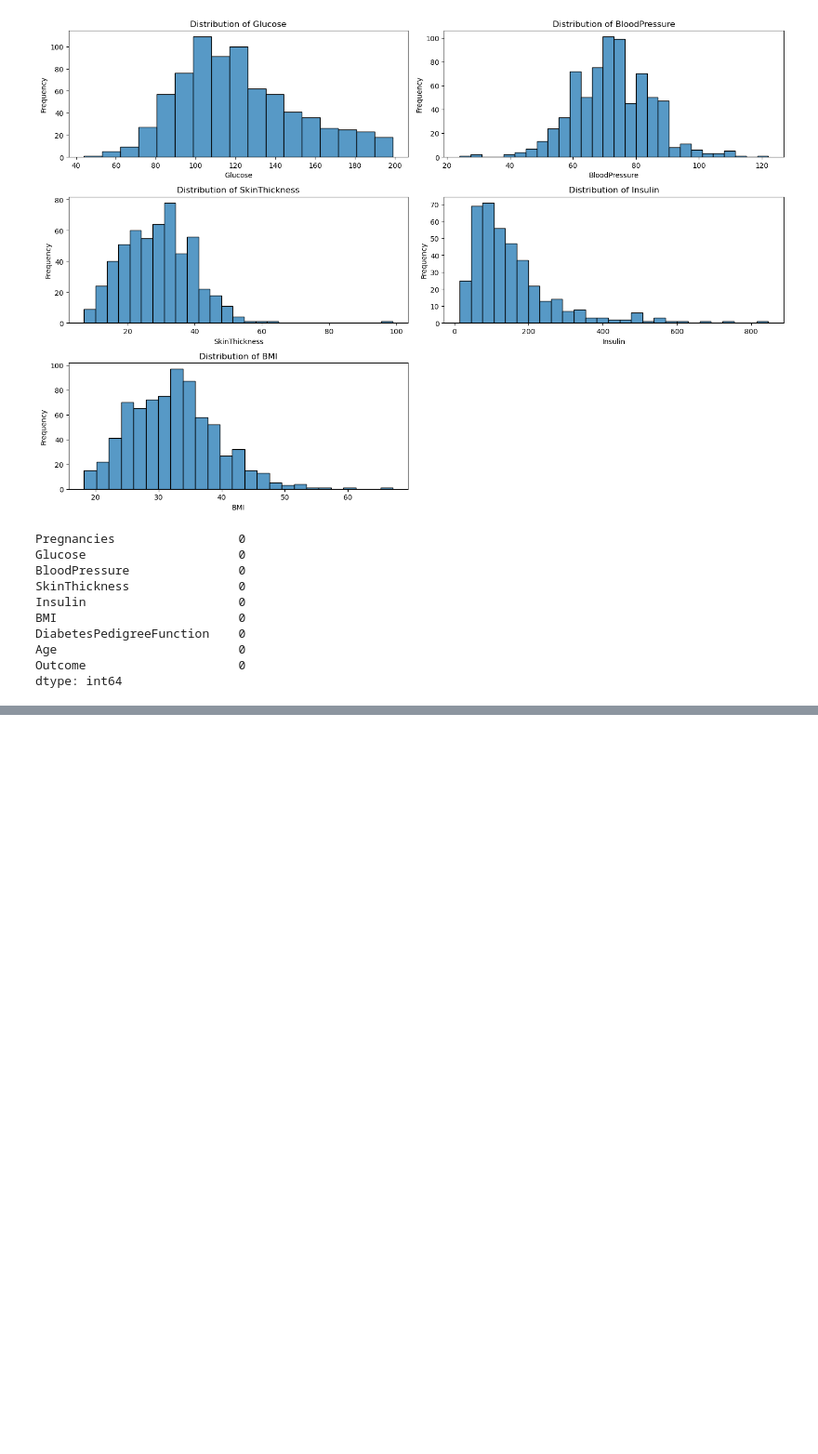
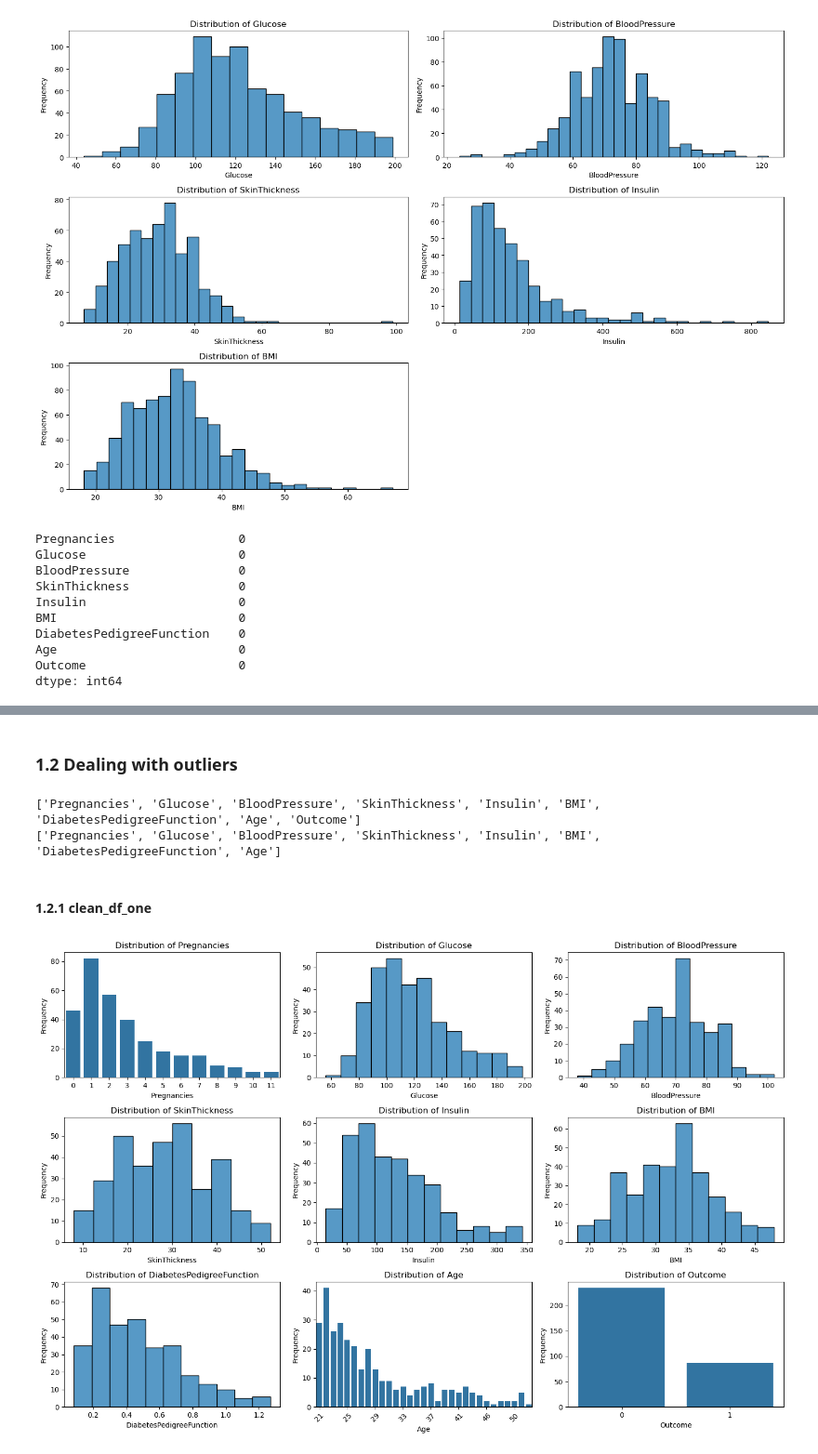
Before and after one commit to JuanRobledo12/gatech-ml-project, a Jupyter notebook: main.ipynb, the cells around one changed output, grey strips where cells are left out. Shown at 93% size. Saved outputs shown, nothing was run; the diff lists cells and outputs as text; code cells hidden in the pictures; blank space fills up the shorter version.

Commit message:
dealing-with-outliers

```diff
--- a/main.ipynb
+++ b/main.ipynb
@@ -237,6 +238,6 @@ Create two new dataframes:
 # %%
 # Preparing clean_df_one
 
-clean_df_one = df.dropna()
-clean_df_one.isnull().sum()
+clean_df_one = df.dropna().reset_index().drop(columns=['index'])
+clean_df_one.info()
 # %% [output]
@@ -323,3 +339,54 @@ clean_df_two.describe()
 | 50% | 3.000000 | 117.000000 | 72.000000 | 28.200000 | 127.800000 | 32.150000 | 0.372500 | 29.000000 | ... |
 | 75% | 6.000000 | 140.250000 | 80.000000 | 35.000000 | 187.550000 | 36.600000 | 0.626250 | 41.000000 | ... |
 | max | 17.000000 | 199.000000 | 122.000000 | 99.000000 | 846.000000 | 67.100000 | 2.420000 | 81.000000 | ... |
+# %% [markdown]
+### 1.2 Dealing with outliers
+# %%
+df_column_names = list(df.columns)
+column_names_for_box_plots = df_column_names.copy()
+column_names_for_box_plots.pop(-1)
+
+print(df_column_names)
+print(column_names_for_box_plots)
+# %% [output]
+['Pregnancies', 'Glucose', 'BloodPressure', 'SkinThickness', 'Insulin', 'BMI', 'DiabetesPedigreeFunction', 'Age', 'Outcome']
+['Pregnancies', 'Glucose', 'BloodPressure', 'SkinThickness', 'Insulin', 'BMI', 'DiabetesPedigreeFunction', 'Age']
+# %% [markdown]
+#### 1.2.1 clean_df_one
+# %%
+def plot_distributions(df_column_names, df):
+
+    # Creating plots to check distributions in the dataset
+    fig, axes = plt.subplots(nrows=3, ncols=3, figsize=(15, 10))
+
+    # Flatten the axes array for easier iteration
+    axes = axes.flatten()
+
+    # Plot each column
+    for i, col in enumerate(df_column_names):
+        if col == 'Age':  # Use bar plot for discrete variables
+            sns.countplot(x=df[col], ax=axes[i])
+            axes[i].xaxis.set_major_locator(ticker.MaxNLocator(integer=True))  # Ensure ticks are integers
+            axes[i].xaxis.set_major_locator(ticker.MaxNLocator(nbins=10))  # Adjust tick frequency
+            axes[i].tick_params(axis='x', rotation=45)  # Rotate x-axis labels if needed
+        elif col in ['Pregnancies', 'Outcome']:
+            sns.countplot(x=df[col], ax=axes[i])
+        else:  # Use histogram for continuous variables
+            sns.histplot(df[col], kde=False, ax=axes[i])
+
+        axes[i].set_title(f'Distribution of {col}')
+        axes[i].set_xlabel(col)
+        axes[i].set_ylabel('Frequency')
+
+
+    # Remove the empty subplot (if any)
+    if len(df_column_names) < len(axes):
+        fig.delaxes(axes[-1])
+
+    # Adjust layout
+    plt.tight_layout()
+    plt.show()
+
+plot_distributions(df_column_names, clean_df_one)
+# %% [output]
+[figure, added]
```
Also changed, not shown: parts of 9 cells of this notebook.
